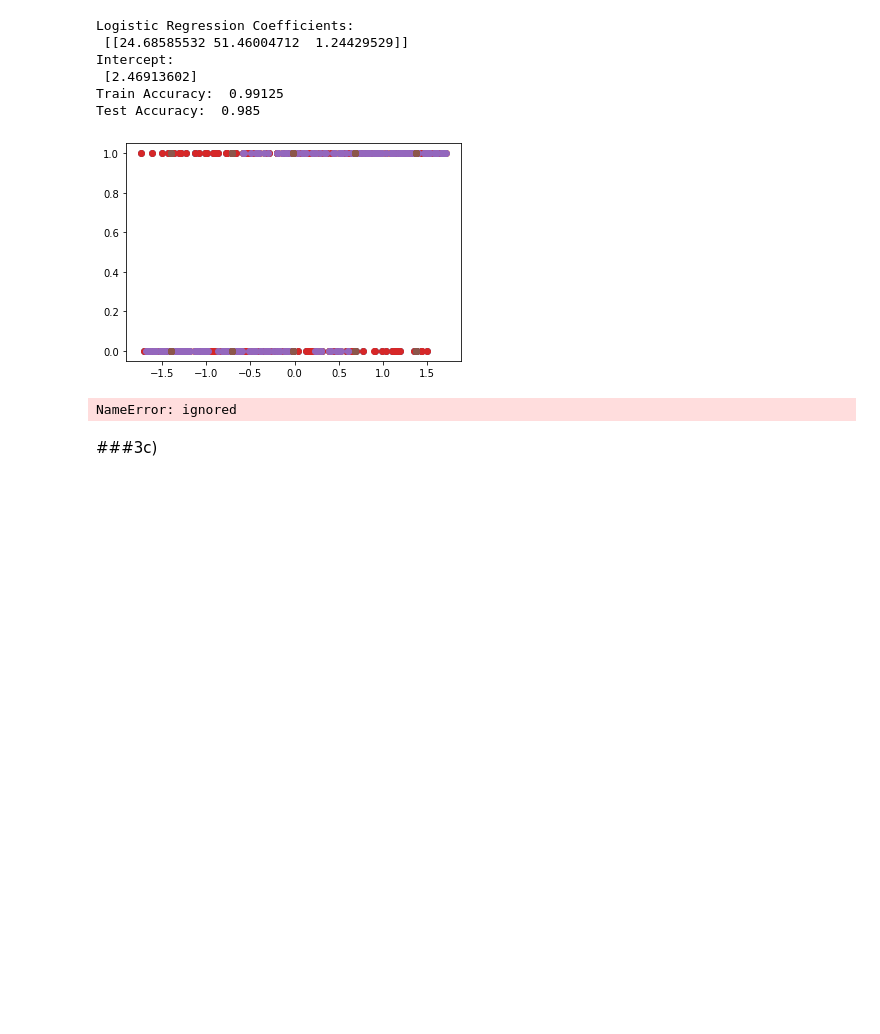
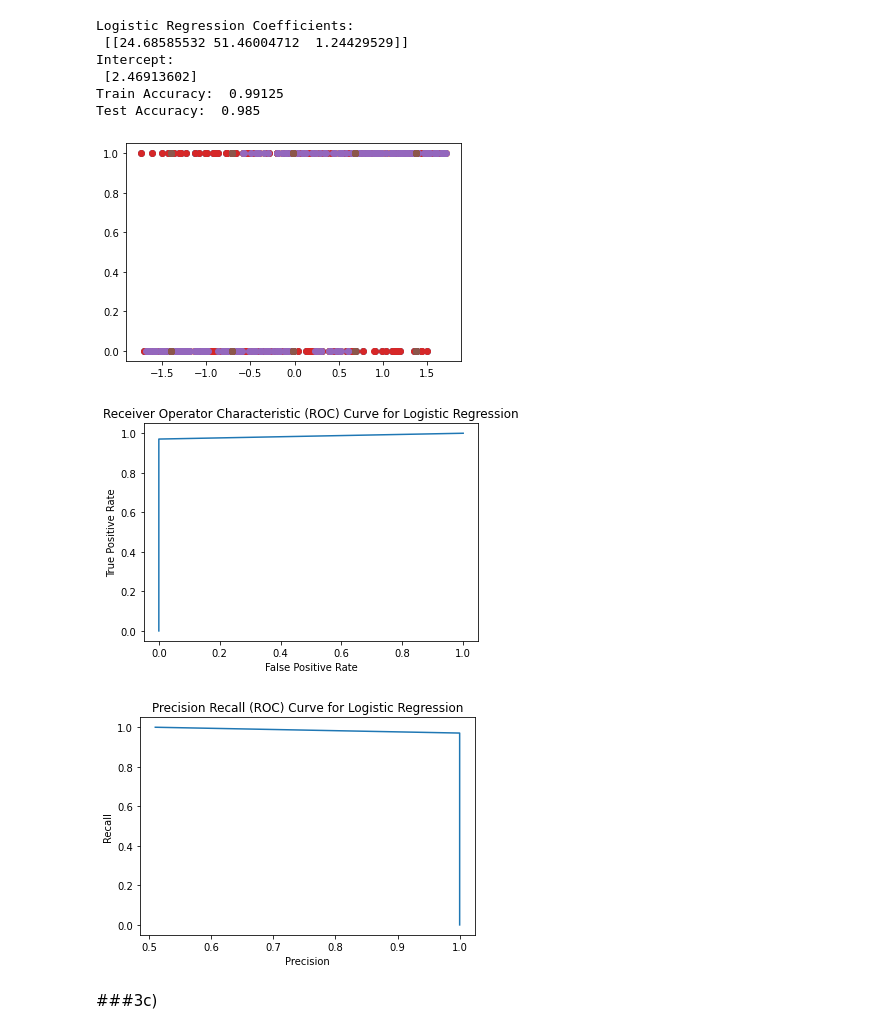
Before and after one commit to cindyellow/JSC270_Assignment3, a Jupyter notebook: JSC270_Assignment3.ipynb, the cells around one changed output. Saved outputs shown, nothing was run; the diff lists cells and outputs as text; code cells hidden in the pictures; blank space fills up the shorter version.

```diff
--- a/JSC270_Assignment3.ipynb
+++ b/JSC270_Assignment3.ipynb
@@ -236,25 +239,27 @@ Test Accuracy:  0.985
 # %%
 plt.plot(X_test,y_test,'o')
 plt.plot(X_test, y_test_preds_lr, 'o')
 plt.show()
 # Plot the ROC curve for Logistic Regression
+fpr, tpr, thresholds = roc_curve(y_test, y_test_preds_lr, pos_label = 1)
 plt.plot(fpr,tpr)
 plt.xlabel('False Positive Rate')
 plt.ylabel('True Positive Rate')
 plt.title('Receiver Operator Characteristic (ROC) Curve for Logistic Regression')
 plt.show()
 
 # Plot the PR Curve for Logistic Regression
 precision, recall, thresholds = precision_recall_curve(y_test, y_test_preds_lr, pos_label = 1)
 
 plt.plot(precision,recall)
 plt.xlabel('Precision')
 plt.ylabel('Recall')
-plt.title('Precision Recall (ROC) Curve for Logistic Regression')
+plt.title('Precision Recall (PRC) Curve for Logistic Regression')
 plt.show()
 # %% [output]
 [figure]
-NameError: ignored
+[figure, added]
+[figure, added]
 # %% [markdown]
 ###3c)
 # %%
```
Also changed, not shown: parts of 12 cells of this notebook.
